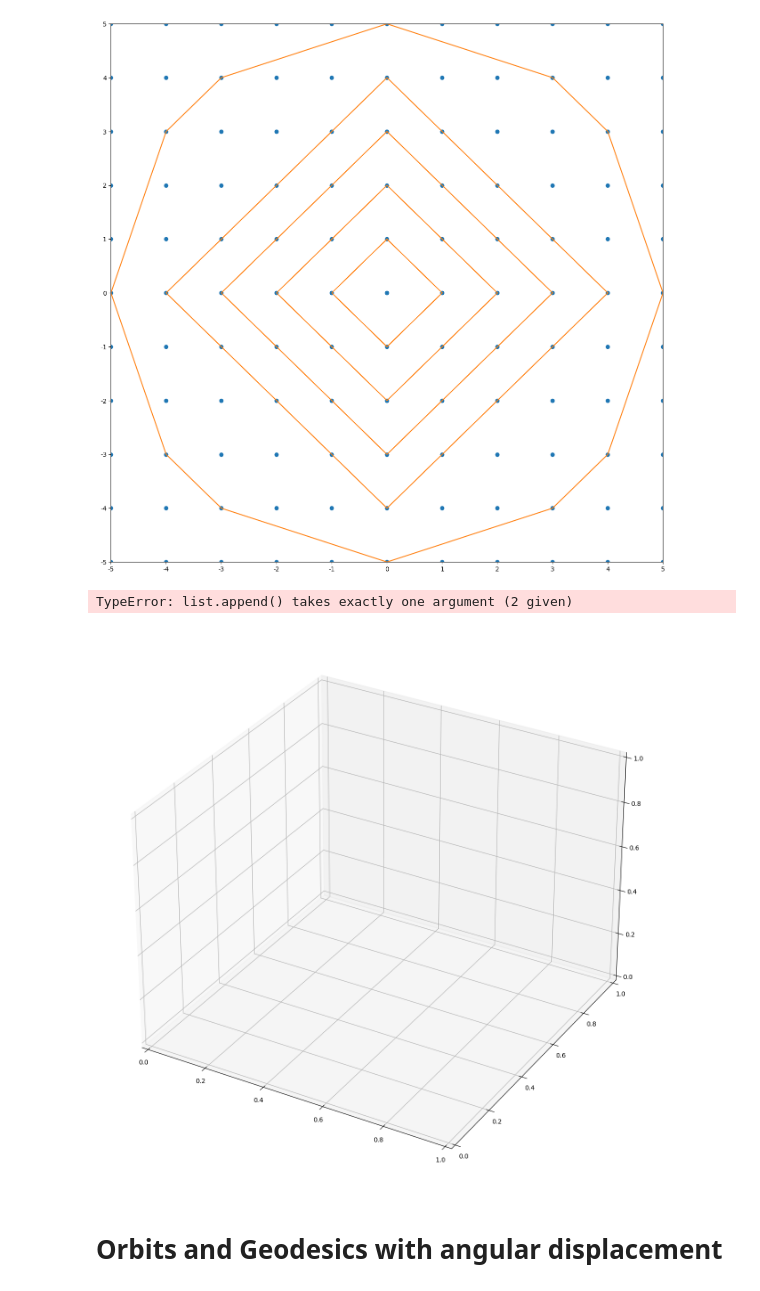
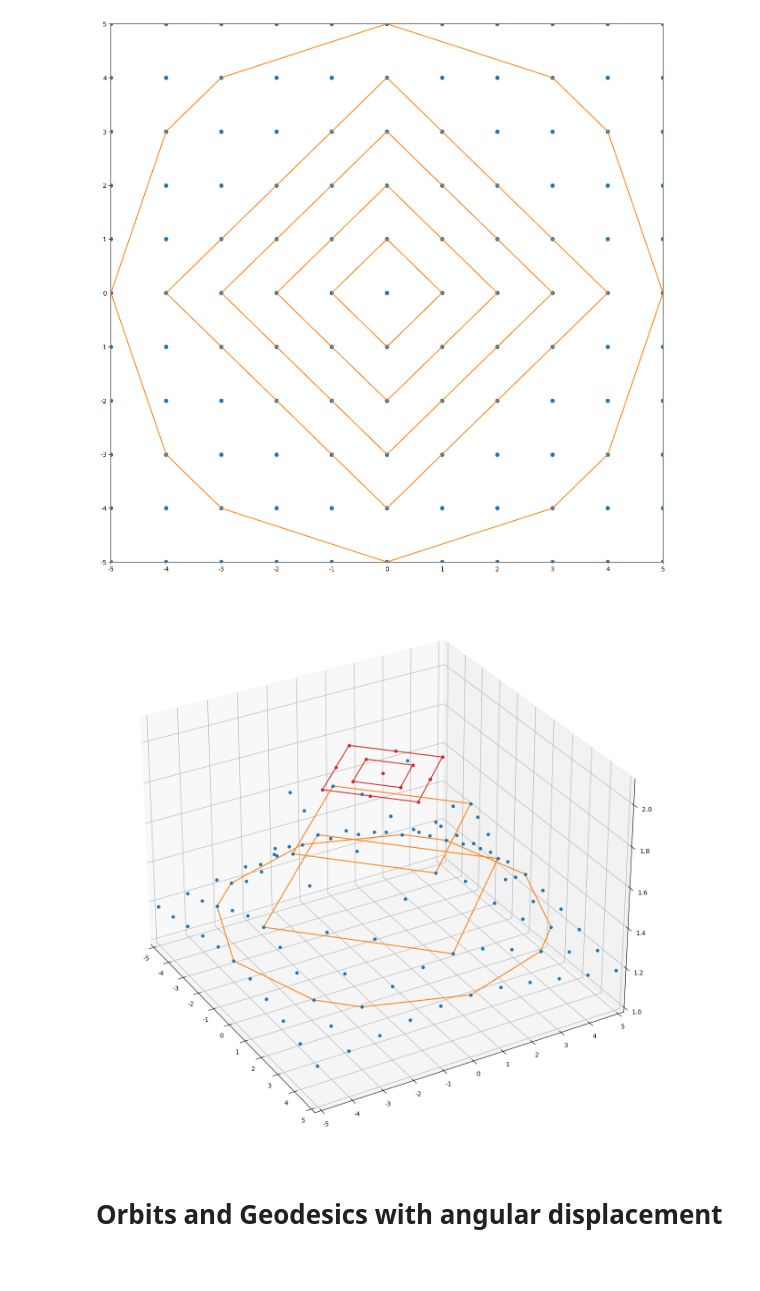
Before and after one commit to SimmeringRook/Cartographer, a Jupyter notebook: 36X/angular copy 2.ipynb, the cells around one changed output. Saved outputs shown, nothing was run; the diff lists cells and outputs as text; code cells hidden in the pictures.

```diff
--- a/36X/angular copy 2.ipynb
+++ b/36X/angular copy 2.ipynb
@@ -71,7 +71,7 @@ def get_curvature_factor(r_coordinate):
     quotient = vectorized_float_division_with_tolerance(divisor=schwarzschild_radius, dividend=r_coordinate_scaled_by_M)
     difference = vectorized_float_subtraction_with_tolerance(minuend=np.ones(np.shape(r_coordinate)), subtrahend=quotient)
 
-    if difference < 1:
+    if difference > 1:
         return -np.sqrt(np.abs(difference))
     else:
         return np.sqrt(difference)
@@ -290,7 +290,7 @@ def draw_layout(lattice, figure_size = (16,16)):
     ax = fig.add_subplot()
 
     rings = [ ]
-    for r in range(1, lattice.dimensions.right + 1):
+    for r in np.arange(1, lattice.dimensions.right + 1):
         coordinates_with_r = lattice.get_coordinates_of_constant_r(r)
 
         xs = [ ]
@@ -326,7 +326,7 @@ def draw_layout_3D(lattice, figure_size = (16,16)):
     #     ax.scatter(coordinate.cartesian.x, coordinate.cartesian.y, np.true_divide(1, coordinate.curvature), c='C0')
 
     rings = [ ]
-    for r in range(1, lattice.dimensions.right + 1):
+    for r in np.arange(1, lattice.dimensions.right + 1, 0.5):
         coordinates_with_r = lattice.get_coordinates_of_constant_r(r)
 
         xs = [ ]
@@ -335,17 +335,24 @@ def draw_layout_3D(lattice, figure_size = (16,16)):
         for coordinate in coordinates_with_r:
             xs.append(coordinate.cartesian.x)
             ys.append(coordinate.cartesian.y)
-            zs.append(coordinate.polar.r)
+            if (coordinate.polar.r > 2):
+                zs.append(np.true_divide(1, coordinate.curvature))
+            else:
+                zs.append(0)
         rings.append((np.asarray(xs), np.asarray(ys), np.asarray(zs)))
 
     for ring in rings:
-        ax.plot(ring[0], ring[1], ring[2], c='C1')
+        if (ring[2].any() == 0):
+            ax.plot(ring[0], ring[1], 2, c='C3')
+        else:
+            ax.plot(ring[0], ring[1], ring[2], c='C1')
 
     for vertices, coordinate in lattice.vertices.items():
-        ax.scatter(coordinate.cartesian.x, coordinate.cartesian.y, coordinate.polar.r, c='C0')
+        if coordinate.polar.r <= 2:
+            ax.scatter(coordinate.cartesian.x, coordinate.cartesian.y, 2, c='C3')
+        else:
+            ax.scatter(coordinate.cartesian.x, coordinate.cartesian.y, np.true_divide(1, coordinate.curvature), c='C0')
 
-    for ring in rings:
-        ax.plot(ring[0], ring[1], ring[2], c='C1')
 
     ax.set_xlim( (lattice.dimensions.left, lattice.dimensions.right) )
     ax.set_xticks([x for x in range(lattice.dimensions.left, lattice.dimensions.right + 1)])
@@ -361,11 +368,11 @@ def draw_layout_3D(lattice, figure_size = (16,16)):
     #         np.true_divide(1, lattice.vertices[ (3,0)].curvature)
     #     )
     # )
-    ax.set_zlim(
-        (
-            lattice.vertices[ (lattice.dimensions.left, lattice.dimensions.bottom) ].polar.r,
-            0
-        )
+    ax.set_zlim( bottom=1, top=2.1,
+        # (
+        #     2,
+        #     0#np.true_divide(1, lattice.vertices[ (3, 0) ].curvature),
+        # )
     )
     # ax.set_zticks([z for z in range(lattice.dimensions.bottom, lattice.dimensions.top + 1)])
     # ax.set_yticklabels( [f'{int(y)}' for y in range(lattice.dimensions.bottom, lattice.dimensions.top + 1)])
@@ -382,10 +389,14 @@ plt.savefig(f'empty_lattice.jpg',bbox_inches='tight')
 # %%
 #3D
 fig, ax = draw_layout_3D(empty_lattice)
-plt.savefig(f'empty_lattice_with_curvature.jpg',bbox_inches='tight')
+
+for angle in range(0,360,30):
+    ax.view_init(30, angle)
+    plt.savefig(f'empty_lattice_with_curvature_{angle}.jpg',bbox_inches='tight')
+
+#plt.savefig(f'empty_lattice_with_curvature.jpg',bbox_inches='tight')
 # %% [output]
-TypeError: list.append() takes exactly one argument (2 given)
-[figure, old version]
+[figure, new version]
 # %% [markdown]
 # Orbits and Geodesics with angular displacement
 # %% [markdown]
```
